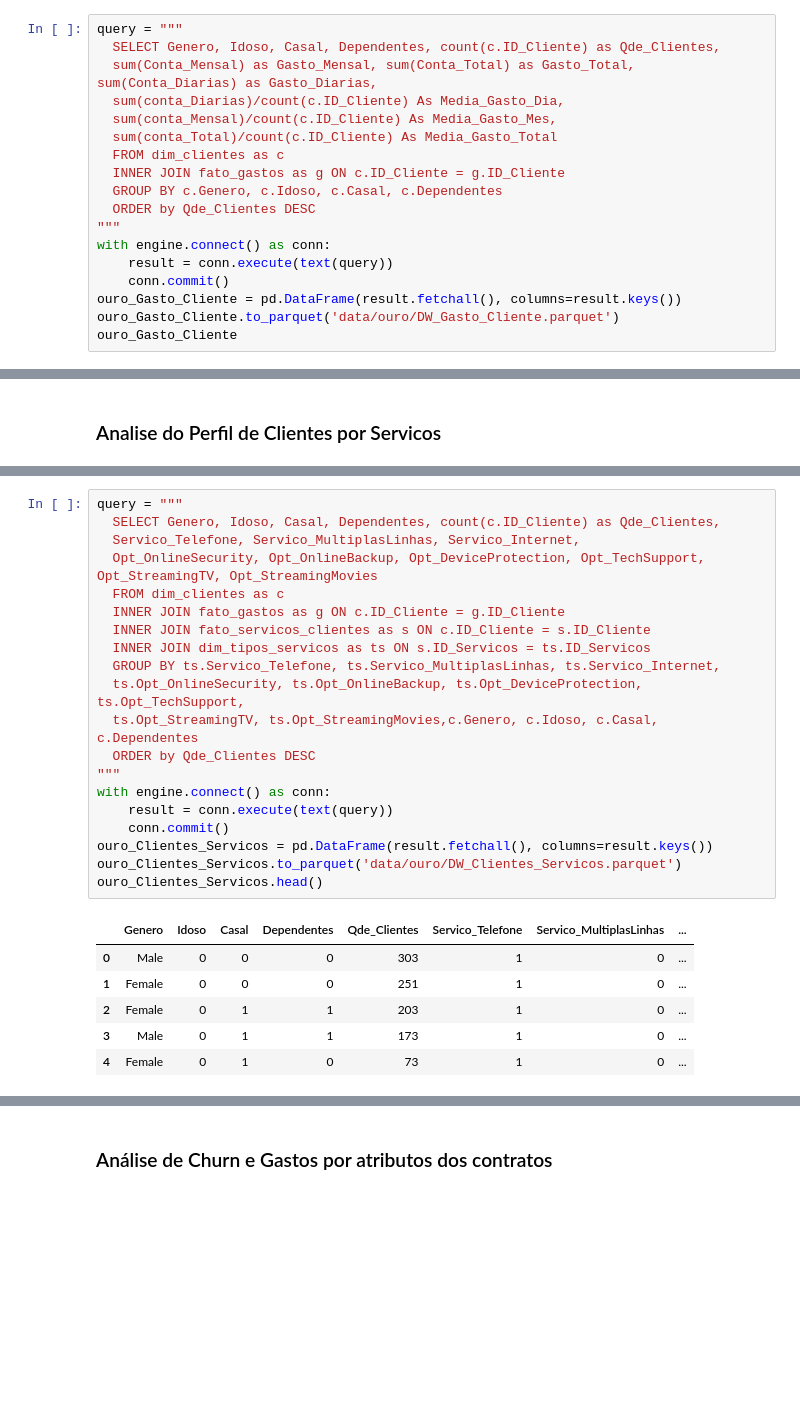
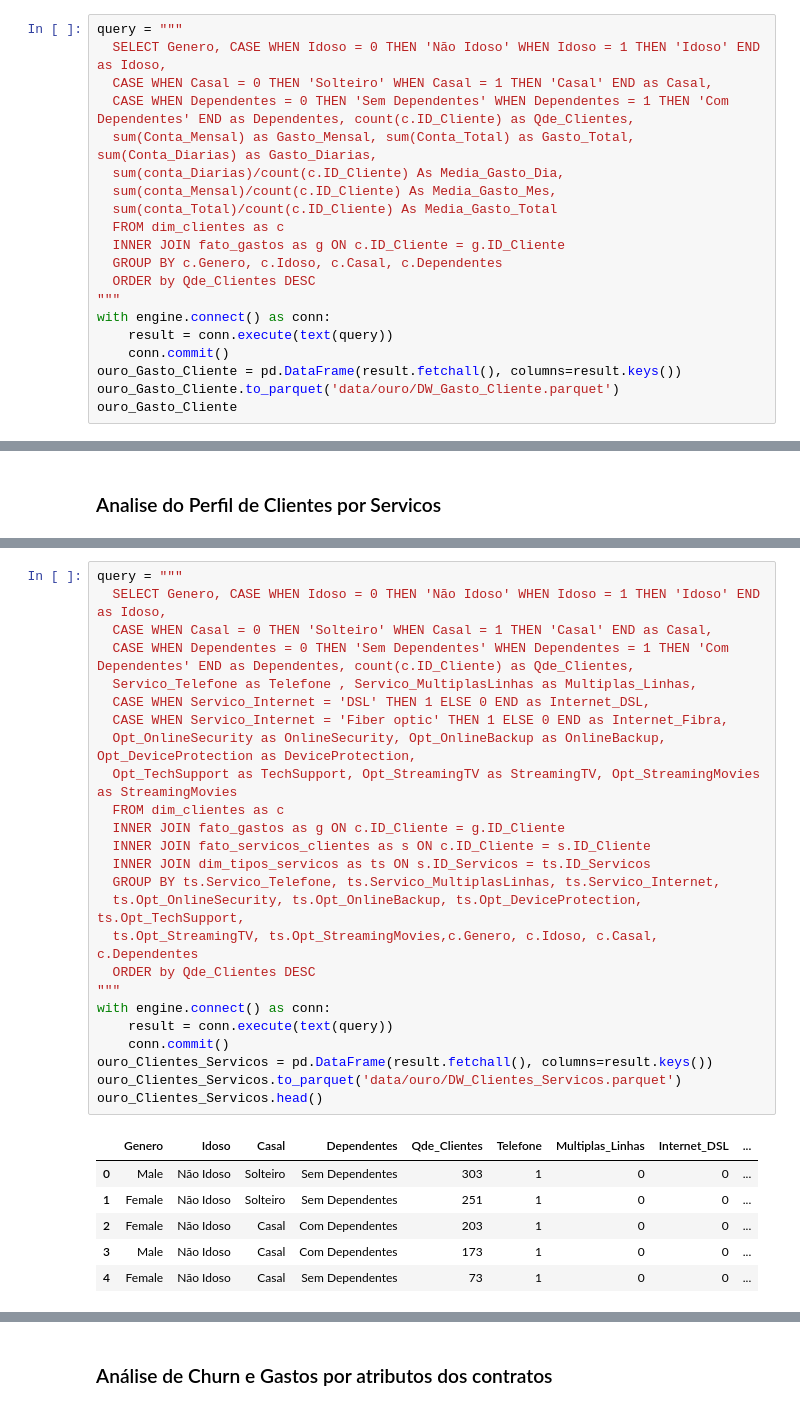
Before and after one commit to mauricioaalmeida/ONE-TelecomX, a Jupyter notebook: TelecomX_BR.ipynb, the cells around one changed output, grey strips where cells are left out. Saved outputs shown, nothing was run; the diff lists cells and outputs as text; blank space fills up the shorter version.

```diff
--- a/TelecomX_BR.ipynb
+++ b/TelecomX_BR.ipynb
@@ -606,7 +711,9 @@ df_gastos.to_parquet('data/ouro/fato_gastos.parquet')
 ### Análise de Gastos por atributos dos clientes
 # %%
 query = """
-  SELECT Genero, Idoso, Casal, Dependentes, count(c.ID_Cliente) as Qde_Clientes,
+  SELECT Genero, CASE WHEN Idoso = 0 THEN 'Não Idoso' WHEN Idoso = 1 THEN 'Idoso' END as Idoso,
+  CASE WHEN Casal = 0 THEN 'Solteiro' WHEN Casal = 1 THEN 'Casal' END as Casal,
+  CASE WHEN Dependentes = 0 THEN 'Sem Dependentes' WHEN Dependentes = 1 THEN 'Com Dependentes' END as Dependentes, count(c.ID_Cliente) as Qde_Clientes,
   sum(Conta_Mensal) as Gasto_Mensal, sum(Conta_Total) as Gasto_Total, sum(Conta_Diarias) as Gasto_Diarias,
   sum(conta_Diarias)/count(c.ID_Cliente) As Media_Gasto_Dia,
   sum(conta_Mensal)/count(c.ID_Cliente) As Media_Gasto_Mes,
@@ -645,27 +796,32 @@ ouro_Gasto_Cliente
 # %%
 query = """
-  SELECT Genero, Idoso, Casal, Dependentes, count(c.ID_Cliente) as Qde_Clientes,
-  Servico_Telefone, Servico_MultiplasLinhas, Servico_Internet,
-  Opt_OnlineSecurity, Opt_OnlineBackup, Opt_DeviceProtection, Opt_TechSupport, Opt_StreamingTV, Opt_StreamingMovies
+  SELECT Genero, CASE WHEN Idoso = 0 THEN 'Não Idoso' WHEN Idoso = 1 THEN 'Idoso' END as Idoso,
+  CASE WHEN Casal = 0 THEN 'Solteiro' WHEN Casal = 1 THEN 'Casal' END as Casal,
+  CASE WHEN Dependentes = 0 THEN 'Sem Dependentes' WHEN Dependentes = 1 THEN 'Com Dependentes' END as Dependentes, count(c.ID_Cliente) as Qde_Clientes,
+  Servico_Telefone as Telefone , Servico_MultiplasLinhas as Multiplas_Linhas,
+  CASE WHEN Servico_Internet = 'DSL' THEN 1 ELSE 0 END as Internet_DSL,
+  CASE WHEN Servico_Internet = 'Fiber optic' THEN 1 ELSE 0 END as Internet_Fibra,
+  Opt_OnlineSecurity as OnlineSecurity, Opt_OnlineBackup as OnlineBackup, Opt_DeviceProtection as DeviceProtection,
+  Opt_TechSupport as TechSupport, Opt_StreamingTV as StreamingTV, Opt_StreamingMovies as StreamingMovies
   FROM dim_clientes as c
   INNER JOIN fato_gastos as g ON c.ID_Cliente = g.ID_Cliente
   INNER JOIN fato_servicos_clientes as s ON c.ID_Cliente = s.ID_Cliente
   INNER JOIN dim_tipos_servicos as ts ON s.ID_Servicos = ts.ID_Servicos
   GROUP BY ts.Servico_Telefone, ts.Servico_MultiplasLinhas, ts.Servico_Internet,
   ts.Opt_OnlineSecurity, ts.Opt_OnlineBackup, ts.Opt_DeviceProtection, ts.Opt_TechSupport,
   ts.Opt_StreamingTV, ts.Opt_StreamingMovies,c.Genero, c.Idoso, c.Casal, c.Dependentes
   ORDER by Qde_Clientes DESC
 """
 with engine.connect() as conn:
     result = conn.execute(text(query))
     conn.commit()
 ouro_Clientes_Servicos = pd.DataFrame(result.fetchall(), columns=result.keys())
 ouro_Clientes_Servicos.to_parquet('data/ouro/DW_Clientes_Servicos.parquet')
 ouro_Clientes_Servicos.head()
 # %% [output]
-|  | Genero | Idoso | Casal | Dependentes | Qde_Clientes | Servico_Telefone | Servico_MultiplasLinhas | ... |
-| 0 | Male | 0 | 0 | 0 | 303 | 1 | 0 | ... |
-| 1 | Female | 0 | 0 | 0 | 251 | 1 | 0 | ... |
-| 2 | Female | 0 | 1 | 1 | 203 | 1 | 0 | ... |
-| 3 | Male | 0 | 1 | 1 | 173 | 1 | 0 | ... |
-| 4 | Female | 0 | 1 | 0 | 73 | 1 | 0 | ... |
+|  | Genero | Idoso | Casal | Dependentes | Qde_Clientes | Telefone | Multiplas_Linhas | Internet_DSL | ... |
+| 0 | Male | Não Idoso | Solteiro | Sem Dependentes | 303 | 1 | 0 | 0 | ... |
+| 1 | Female | Não Idoso | Solteiro | Sem Dependentes | 251 | 1 | 0 | 0 | ... |
+| 2 | Female | Não Idoso | Casal | Com Dependentes | 203 | 1 | 0 | 0 | ... |
+| 3 | Male | Não Idoso | Casal | Com Dependentes | 173 | 1 | 0 | 0 | ... |
+| 4 | Female | Não Idoso | Casal | Sem Dependentes | 73 | 1 | 0 | 0 | ... |
```
Also changed, not shown: parts of 14 cells of this notebook.
